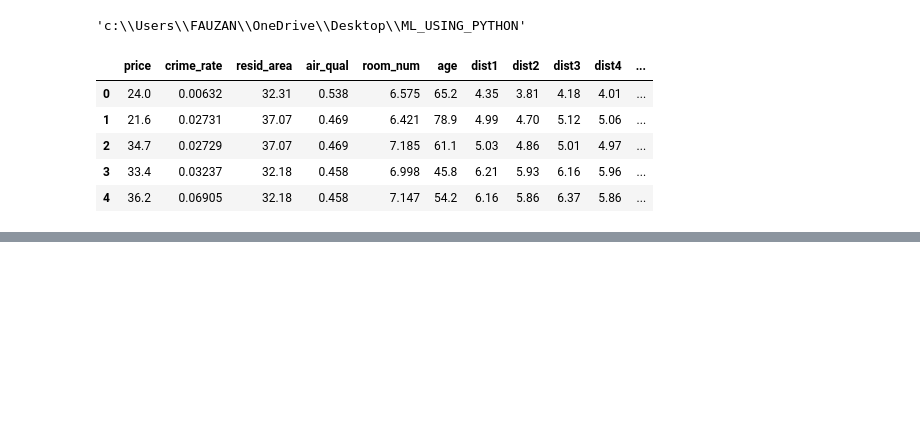
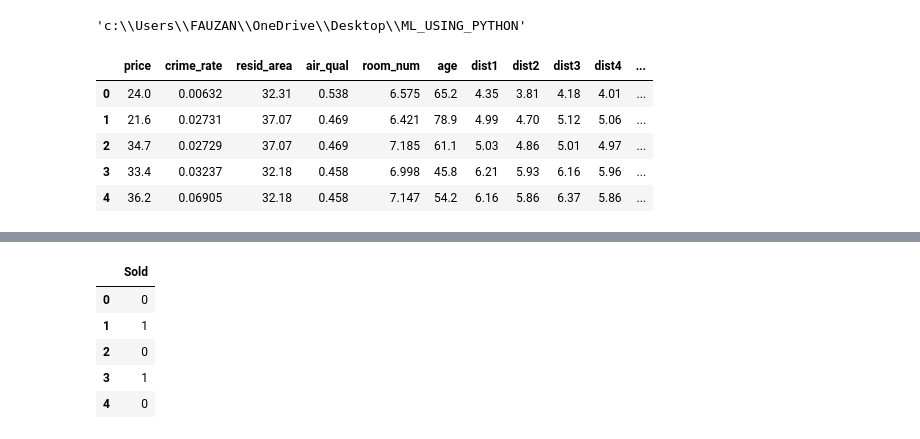
Before and after one commit to Fauzan555/House_price_prediction, a Jupyter notebook: Using_Logistic_reg.ipynb, the cells around one changed output, grey strips where cells are left out. Saved outputs shown, nothing was run; the diff lists cells and outputs as text; code cells hidden in the pictures; blank space fills up the shorter version.

```diff
--- a/Using_Logistic_reg.ipynb
+++ b/Using_Logistic_reg.ipynb
@@ -20,0 +42,9 @@ df.head()
+# %%
+y.head()
+# %% [output]
+|  | Sold |
+| 0 | 0 |
+| 1 | 1 |
+| 2 | 0 |
+| 3 | 1 |
+| 4 | 0 |
```
Also changed, not shown: parts of 16 cells of this notebook, 1 other file.
